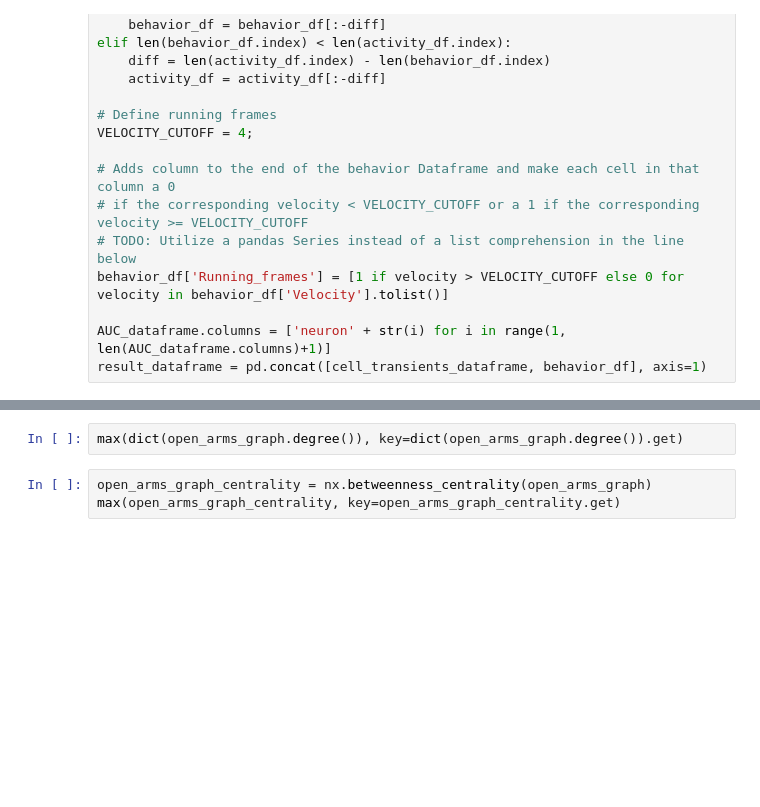
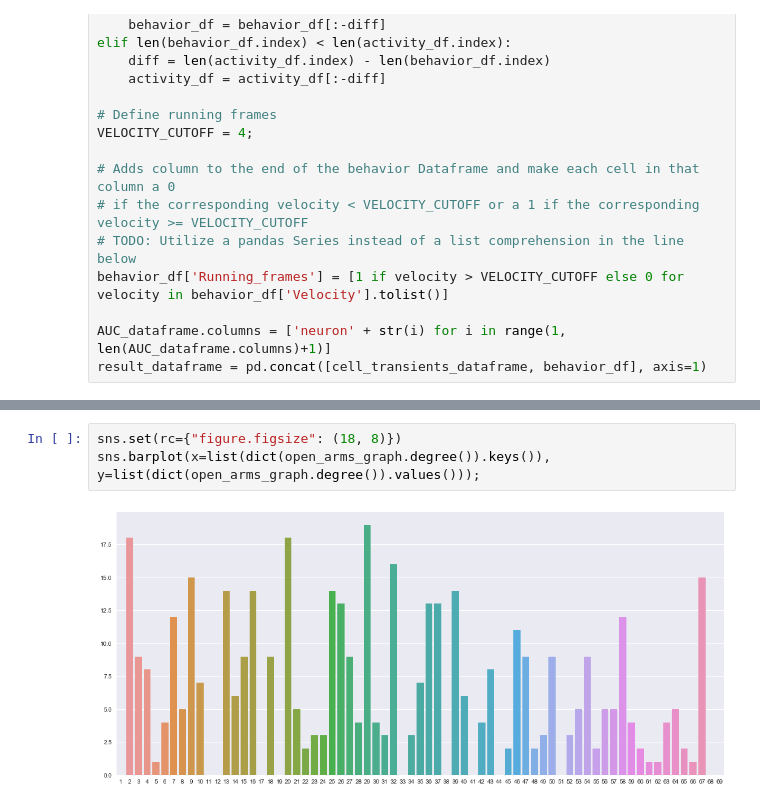
Before and after one commit to smu160/PvsNP, a Jupyter notebook: Graph_Analysis.ipynb, the cells around one changed output, grey strips where cells are left out. Saved outputs shown, nothing was run; the diff lists cells and outputs as text; blank space fills up the shorter version.

```diff
--- a/Graph_Analysis.ipynb
+++ b/Graph_Analysis.ipynb
@@ -227,5 +300,5 @@ sns.distplot(list(dict(open_arms_graph.degree()).values()), color='m', fit=stats
-# %%
-max(dict(open_arms_graph.degree()), key=dict(open_arms_graph.degree()).get)
-# %%
-open_arms_graph_centrality = nx.betweenness_centrality(open_arms_graph)
-max(open_arms_graph_centrality, key=open_arms_graph_centrality.get)
+# %%
+sns.set(rc={"figure.figsize": (18, 8)})
+sns.barplot(x=list(dict(open_arms_graph.degree()).keys()), y=list(dict(open_arms_graph.degree()).values()));
+# %% [output]
+[figure, added]
```
Also changed, not shown: parts of 25 cells of this notebook.
